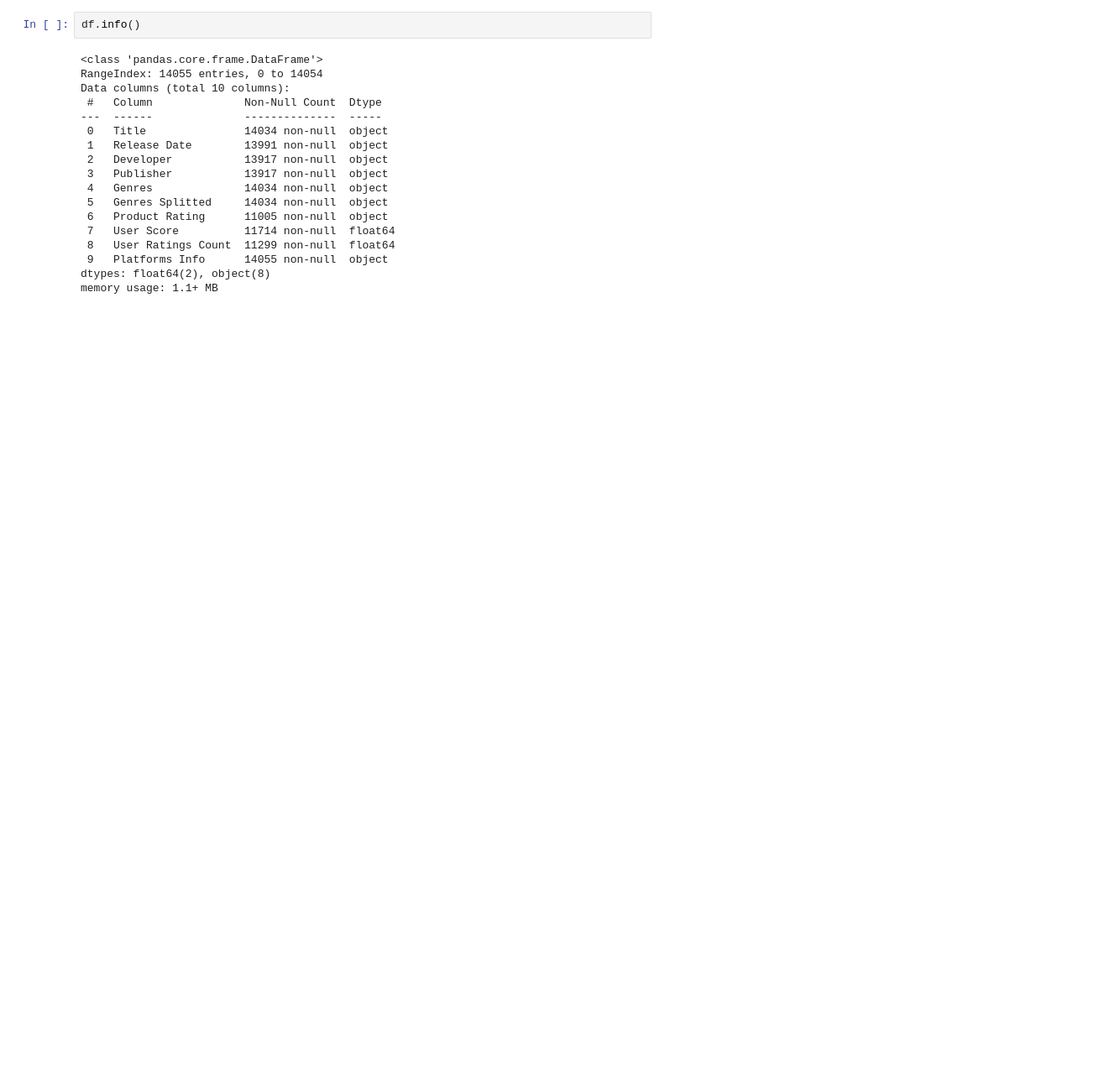
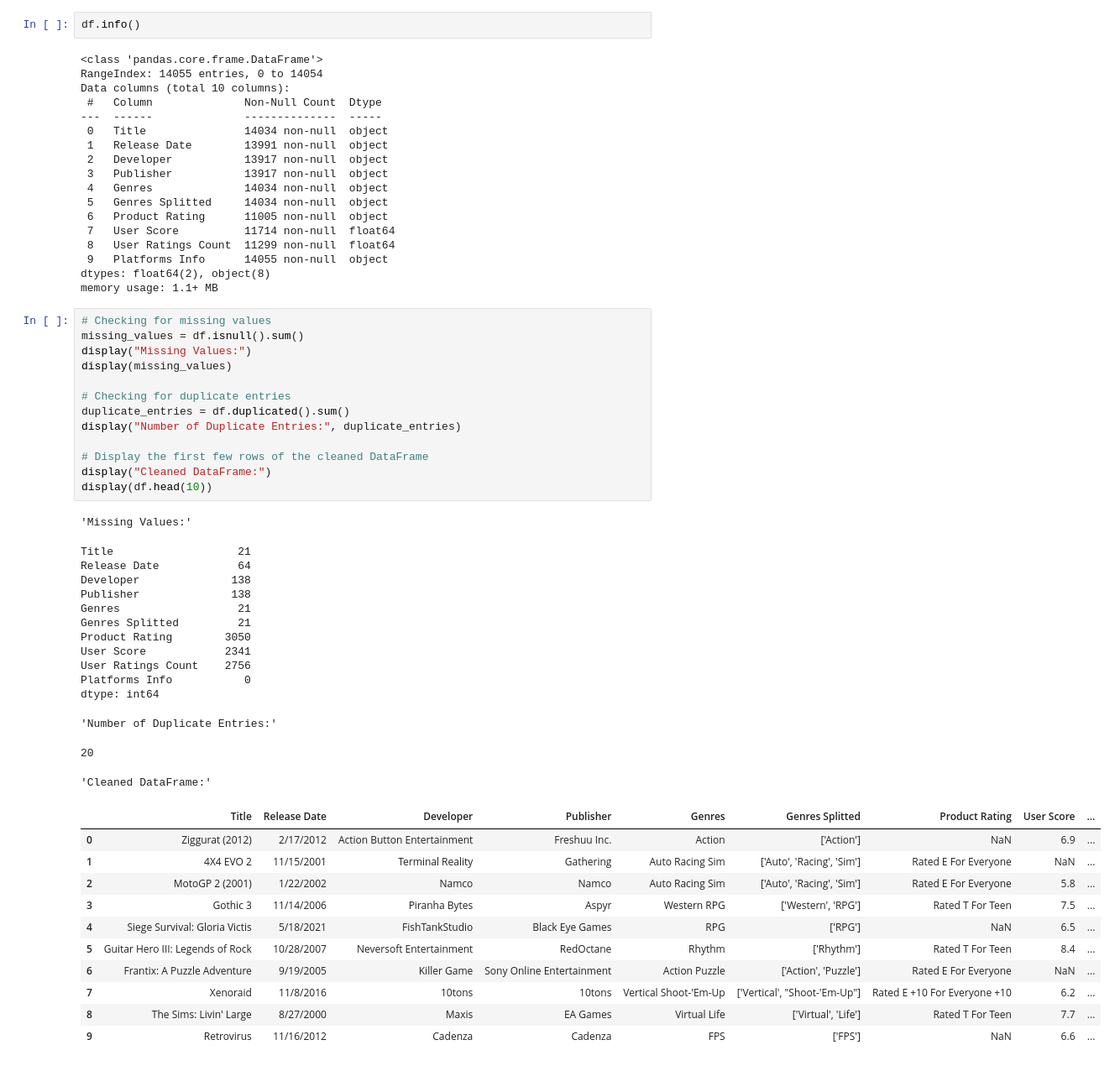
Before and after one commit to DustySpartan32/Portfolio---Data-Analyst, a Jupyter notebook: Workbook.ipynb, the cells around one changed output. Shown: that part at 84% size. Drawn from its saved outputs; the diff is of its cells as text; blank space fills up the shorter version.

```diff
--- a/Workbook.ipynb
+++ b/Workbook.ipynb
@@ -44,3 +61,43 @@ Data columns (total 10 columns):
  9   Platforms Info      14055 non-null  object
 dtypes: float64(2), object(8)
 memory usage: 1.1+ MB
+# %%
+# Checking for missing values
+missing_values = df.isnull().sum()
+display("Missing Values:")
+display(missing_values)
+
+# Checking for duplicate entries
+duplicate_entries = df.duplicated().sum()
+display("Number of Duplicate Entries:", duplicate_entries)
+
+# Display the first few rows of the cleaned DataFrame
+display("Cleaned DataFrame:")
+display(df.head(10))
+# %% [output]
+'Missing Values:'
+Title                   21
+Release Date            64
+Developer              138
+Publisher              138
+Genres                  21
+Genres Splitted         21
+Product Rating        3050
+User Score            2341
+User Ratings Count    2756
+Platforms Info           0
+dtype: int64
+'Number of Duplicate Entries:'
+20
+'Cleaned DataFrame:'
+|  | Title | Release Date | Developer | Publisher | Genres | Genres Splitted | Product Rating | User Score | ... |
+| 0 | Ziggurat (2012) | 2/17/2012 | Action Button Entertainment | Freshuu Inc. | Action | ['Action'] | NaN | 6.9 | ... |
+| 1 | 4X4 EVO 2 | 11/15/2001 | Terminal Reality | Gathering | Auto Racing Sim | ['Auto', 'Racing', 'Sim'] | Rated E For Everyone | NaN | ... |
+| 2 | MotoGP 2 (2001) | 1/22/2002 | Namco | Namco | Auto Racing Sim | ['Auto', 'Racing', 'Sim'] | Rated E For Everyone | 5.8 | ... |
+| 3 | Gothic 3 | 11/14/2006 | Piranha Bytes | Aspyr | Western RPG | ['Western', 'RPG'] | Rated T For Teen | 7.5 | ... |
+| 4 | Siege Survival: Gloria Victis | 5/18/2021 | FishTankStudio | Black Eye Games | RPG | ['RPG'] | NaN | 6.5 | ... |
+| 5 | Guitar Hero III: Legends of Rock | 10/28/2007 | Neversoft Entertainment | RedOctane | Rhythm | ['Rhythm'] | Rated T For Teen | 8.4 | ... |
+| 6 | Frantix: A Puzzle Adventure | 9/19/2005 | Killer Game | Sony Online Entertainment | Action Puzzle | ['Action', 'Puzzle'] | Rated E For Everyone | NaN | ... |
+| 7 | Xenoraid | 11/8/2016 | 10tons | 10tons | Vertical Shoot-'Em-Up | ['Vertical', "Shoot-'Em-Up"] | Rated E +10 For Everyone +10 | 6.2 | ... |
+| 8 | The Sims: Livin' Large | 8/27/2000 | Maxis | EA Games | Virtual Life | ['Virtual', 'Life'] | Rated T For Teen | 7.7 | ... |
+| 9 | Retrovirus | 11/16/2012 | Cadenza | Cadenza | FPS | ['FPS'] | NaN | 6.6 | ... |
```
Also changed, not shown: parts of 8 cells of this notebook.
